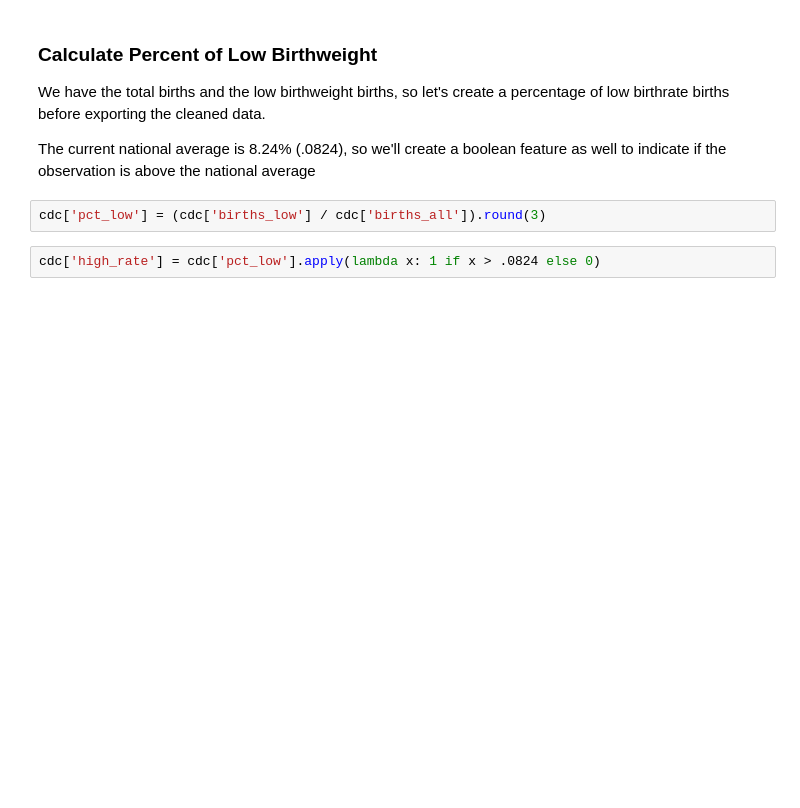
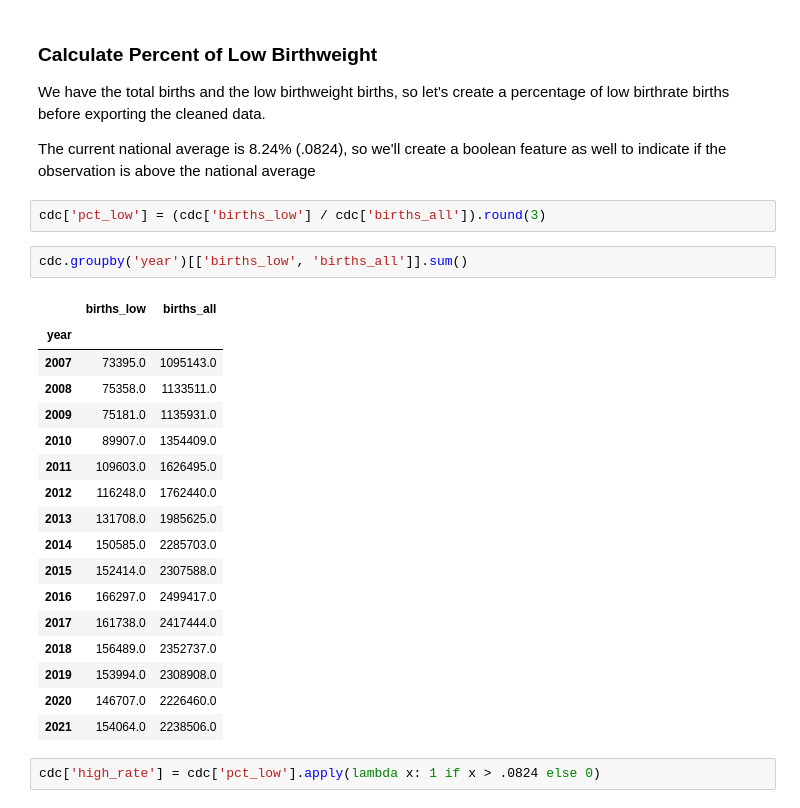
Before and after one commit to wdegraw93/low_birth_weight_vs_aqi_study, a Jupyter notebook: matt.ipynb, the cells around one changed output. Drawn from its saved outputs; the diff is of its cells as text; blank space fills up the shorter version.

```diff
--- a/matt.ipynb
+++ b/matt.ipynb
@@ -853,6 +853,26 @@ We have the total births and the low birthweight births, so let's create a perce
 The current national average is 8.24% (.0824), so we'll create a boolean feature as well to indicate if the observation is above the national average
 # %%
 cdc['pct_low'] = (cdc['births_low'] / cdc['births_all']).round(3)
+# %%
+cdc.groupby('year')[['births_low', 'births_all']].sum()
+# %% [output]
+|  | births_low | births_all |
+| year |  |  |
+| 2007 | 73395.0 | 1095143.0 |
+| 2008 | 75358.0 | 1133511.0 |
+| 2009 | 75181.0 | 1135931.0 |
+| 2010 | 89907.0 | 1354409.0 |
+| 2011 | 109603.0 | 1626495.0 |
+| 2012 | 116248.0 | 1762440.0 |
+| 2013 | 131708.0 | 1985625.0 |
+| 2014 | 150585.0 | 2285703.0 |
+| 2015 | 152414.0 | 2307588.0 |
+| 2016 | 166297.0 | 2499417.0 |
+| 2017 | 161738.0 | 2417444.0 |
+| 2018 | 156489.0 | 2352737.0 |
+| 2019 | 153994.0 | 2308908.0 |
+| 2020 | 146707.0 | 2226460.0 |
+| 2021 | 154064.0 | 2238506.0 |
 # %%
 cdc['high_rate'] = cdc['pct_low'].apply(lambda x: 1 if x > .0824 else 0)
 # %%
```
Also changed, not shown: 7 other files.
